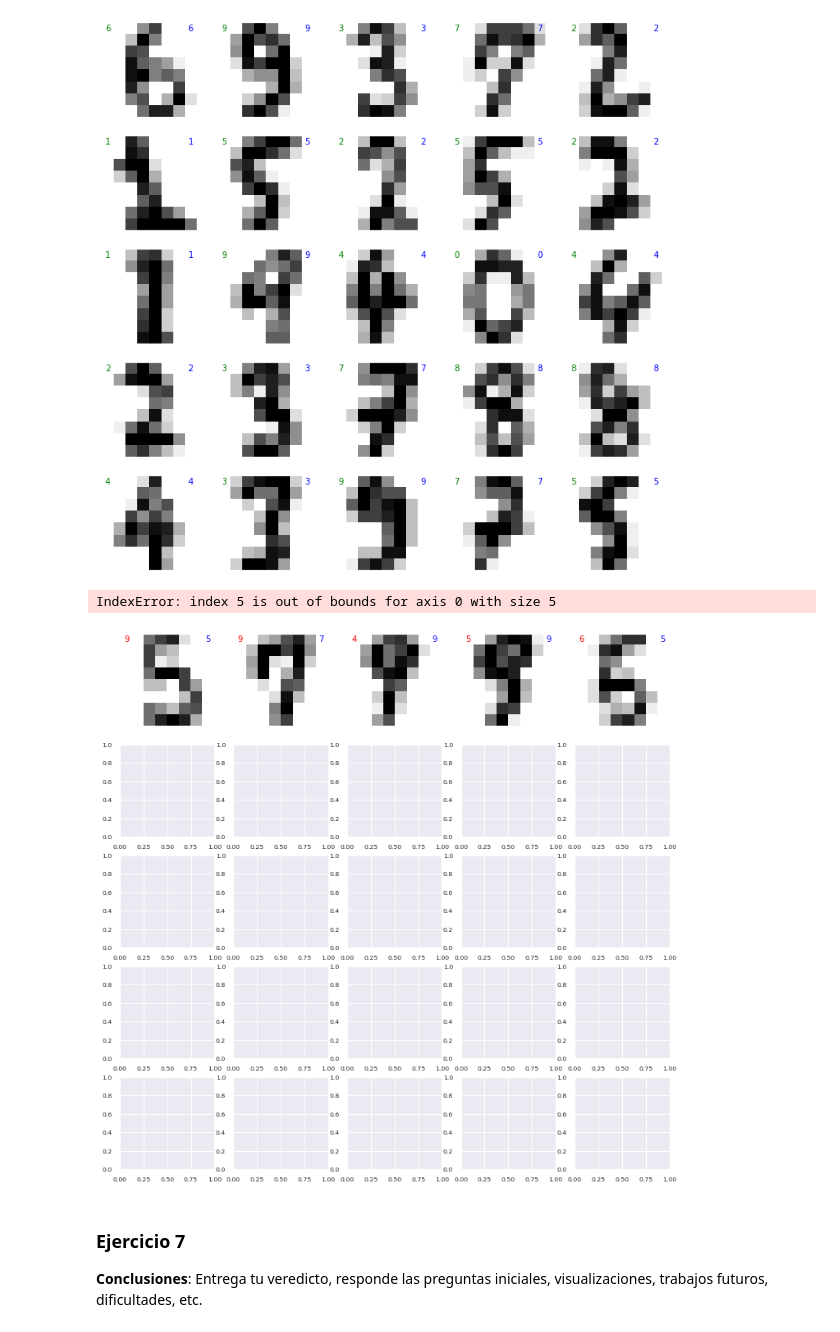
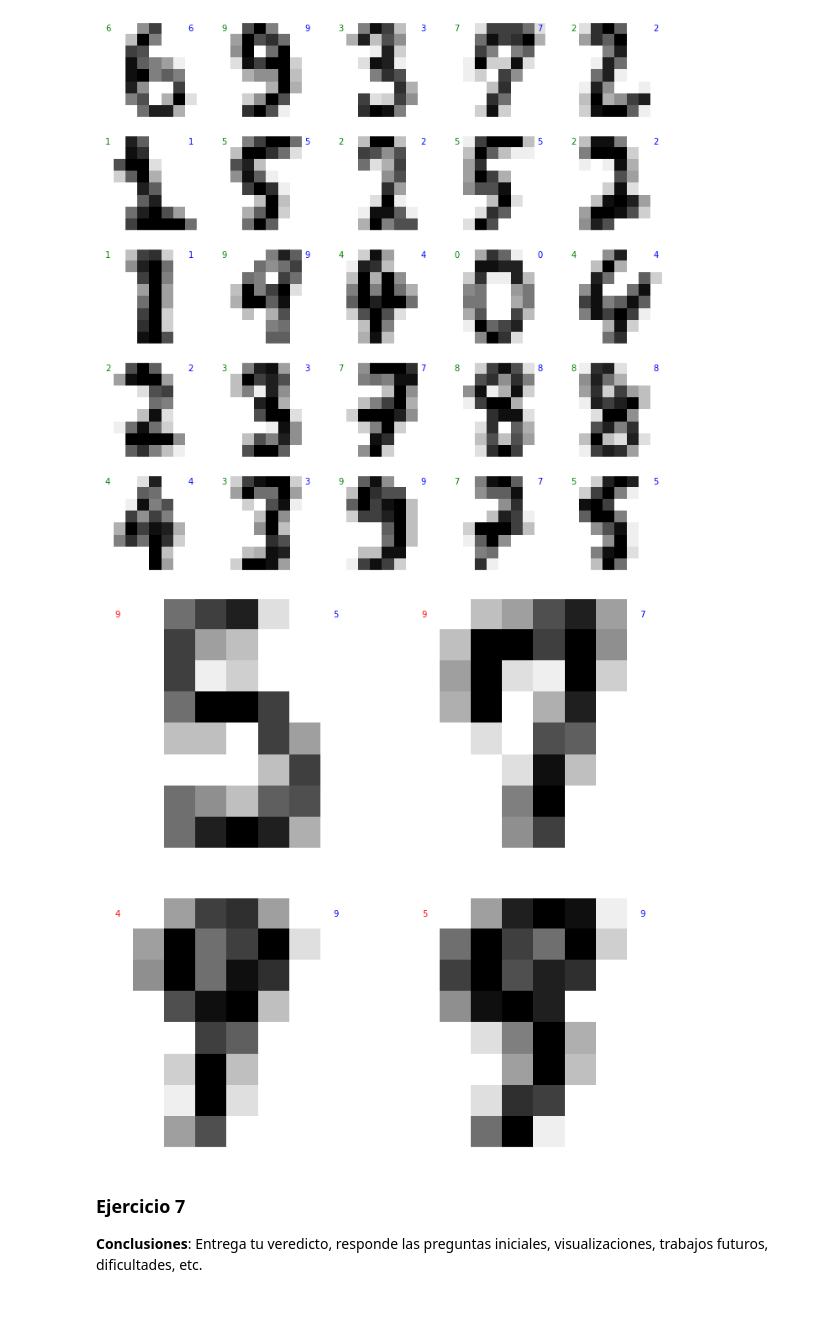
Before and after one commit to PabloCalcumil/mat281_portafolio, a Jupyter notebook: Tareas/tarea_02/tarea_02.ipynb, the cells around one changed output. Drawn from its saved outputs; the diff is of its cells as text; code cells hidden in the pictures.

```diff
--- a/Tareas/tarea_02/tarea_02.ipynb
+++ b/Tareas/tarea_02/tarea_02.ipynb
@@ -173,8 +173,7 @@ df
 # %% [markdown]
 Ahora, se verá la cantidad de datos que se tiene para cada valor en `target`:
 # %%
-#Se ven el valor y la frecuencia de este que esta en la columna target
-target_frec = [len(digits[digits['target'] == value]['target']) for value in digits['target'].unique()]
-for i in range(0, len(target_frec)):
-    print('El valor en target',digits['target'].unique()[i] ,'tiene la siguiente frecuencia:',target_frec[i])
+for i in range(0, len(digits.target.value_counts())):
+    print('El valor en target', digits.target.value_counts().index[i]
+          ,'tiene la siguiente frecuencia:', digits.target.value_counts().values[i])
 # %% [output]
@@ -910,10 +903,9 @@ mostar_resultados(digits, neighbors.KNeighborsClassifier(), nx=5, ny=5,label = "
 # %% [output]
 [figure]
 # %%
-mostar_resultados(digits, neighbors.KNeighborsClassifier(), nx=5, ny=5,label = "incorrectos")
+mostar_resultados(digits, neighbors.KNeighborsClassifier(), nx=2, ny=2,label = "incorrectos")
 # %% [output]
-IndexError: index 5 is out of bounds for axis 0 with size 5
-[figure, old version]
+[figure, new version]
 # %% [markdown]
 ### Ejercicio 7
 **Conclusiones**: Entrega tu veredicto, responde las preguntas iniciales, visualizaciones, trabajos futuros, dificultades, etc.
```
Also changed, not shown: parts of 11 cells of this notebook, 6 other files.
